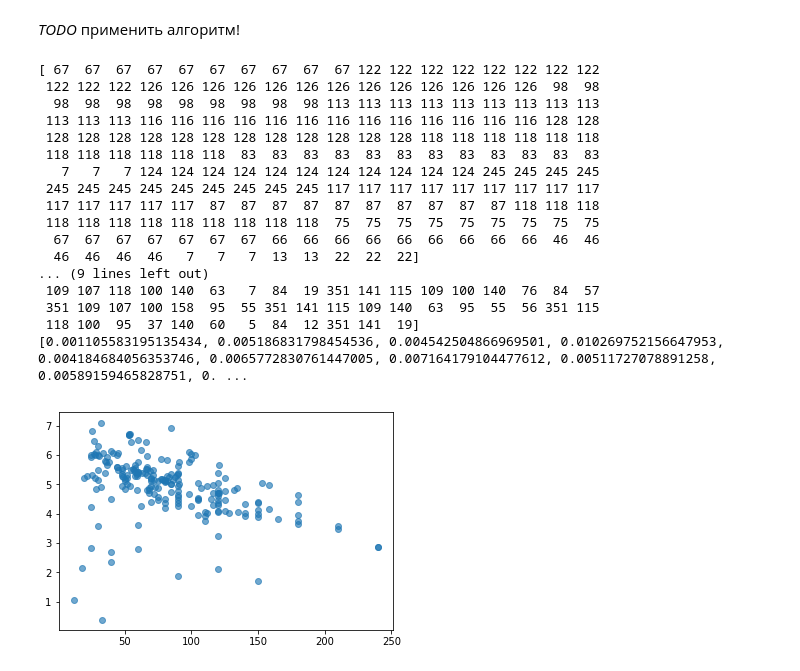
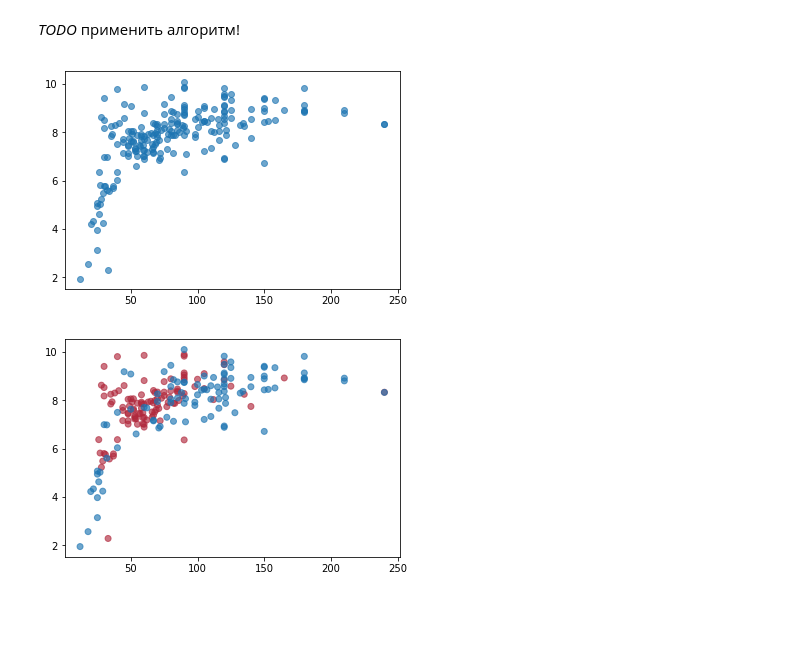
Before and after one commit to ArthurSamuelyan/CorrMatrix, a Jupyter notebook: corr_matrix.ipynb, the cells around one changed output. Cells and saved outputs as stored; diff of their text form; code cells hidden in the pictures; blank space fills up the shorter version.

```diff
--- a/corr_matrix.ipynb
+++ b/corr_matrix.ipynb
@@ -34,16 +50,17 @@ data.head(20)
 # %% [markdown]
 *TODO* применить алгоритм!
 # %%
-def count_F(A, B, df):
-    n = df.shape[0]
-    F = []
+def calc_O(df):
+    return np.array([df.n_livers_i_to_j[df.zone_i==i].sum() for i in df.zone_i])
 
-    O = np.array([df.n_livers_i_to_j[df.zone_i==i].sum() for i in df.zone_i])
-    print O
-
-    D = np.array([df.n_livers_i_to_j[df.zone_j==j].sum() for j in df.zone_j])
-    print D
+def calc_D(df):
+    return np.array([df.n_livers_i_to_j[df.zone_j==j].sum() for j in df.zone_j])
 
 
-    F = [float(df.avg_travel_time[k]) / (A * B * O[k] * D[k]) for k in range(n)]
-    return F
+# Рассчитывает F_ij
+# Причем в результате получается не матрица, а массив
+# (который можно приписать к датафрейму, он такой же длины)
+
+def calc_F(df, O, D, A, B):
+    return [float(df.n_livers_i_to_j[k]) / (A[df.zone_i[k] - 1] * B[df.zone_j[k] - 1] * O[k] * D[k])
+            for k in range(df.shape[0])]
@@ -52,30 +82,15 @@ def count_F(A, B, df):
 # %%
-def plot_log_F(df, F):
+def plot_log_F(df, F, msk_red=False):
     F_log = -np.log(F)
-    plt.scatter(x=df.avg_travel_time, y=F_log, alpha=0.64)
+    colours = {0:"#1c74b2", 1:"#b0273b"}
+    if msk_red:
+        plt.scatter(x=df.avg_travel_time, y=F_log, alpha=0.64,
+                    c=df.is_msk.apply(lambda x: colours[x]))
+
+    else:
+        plt.scatter(x=df.avg_travel_time, y=F_log, alpha=0.64, c=colours[0])
+
     plt.show()
-# %%
-F = count_F(1, 1, data)
-print F
-# %% [output]
-[ 67  67  67  67  67  67  67  67  67  67 122 122 122 122 122 122 122 122
- 122 122 122 126 126 126 126 126 126 126 126 126 126 126 126 126  98  98
-  98  98  98  98  98  98  98  98  98 113 113 113 113 113 113 113 113 113
- 113 113 113 116 116 116 116 116 116 116 116 116 116 116 116 116 128 128
- 128 128 128 128 128 128 128 128 128 128 128 128 118 118 118 118 118 118
- 118 118 118 118 118 118  83  83  83  83  83  83  83  83  83  83  83  83
-   7   7   7 124 124 124 124 124 124 124 124 124 124 124 245 245 245 245
- 245 245 245 245 245 245 245 245 245 117 117 117 117 117 117 117 117 117
- 117 117 117 117 117  87  87  87  87  87  87  87  87  87  87 118 118 118
- 118 118 118 118 118 118 118 118 118  75  75  75  75  75  75  75  75  75
-  67  67  67  67  67  67  67  66  66  66  66  66  66  66  66  66  46  46
-  46  46  46  46   7   7   7  13  13  22  22  22]
-... (9 lines left out)
- 109 107 118 100 140  63   7  84  19 351 141 115 109 100 140  76  84  57
- 351 109 107 100 158  95  55 351 141 115 109 140  63  95  55  56 351 115
- 118 100  95  37 140  60   5  84  12 351 141  19]
-[0.001105583195135434, 0.005186831798454536, 0.004542504866969501, 0.010269752156647953, 0.004184684056353746, 0.0065772830761447005, 0.007164179104477612, 0.00511727078891258, 0.00589159465828751, 0. ...
-# %%
-plot_log_F(data, F)
-# %% [output]
-[figure, removed]
+# %%
+O = calc_O(data)
+D = calc_D(data)
@@ -81,0 +99,10 @@ plot_log_F(data, F)
+# %%
+A0 = np.ones(data.zone_i.unique().shape)
+B0 = np.ones(data.zone_j.unique().shape)
+# %%
+F = calc_F(data, O, D, A0, B0)
+plot_log_F(data, F)
+plot_log_F(data, F, msk_red=True)
+# %% [output]
+[figure, added]
+[figure, added]
```
Also changed, not shown: parts of 9 cells of this notebook.
